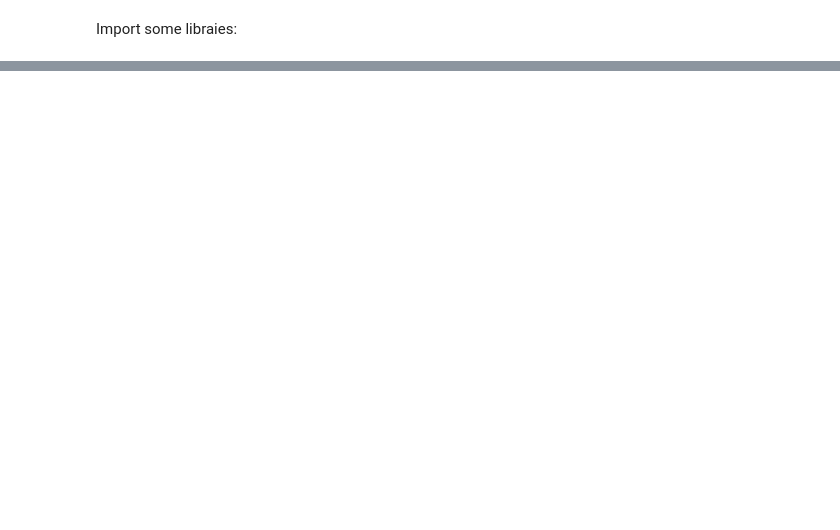
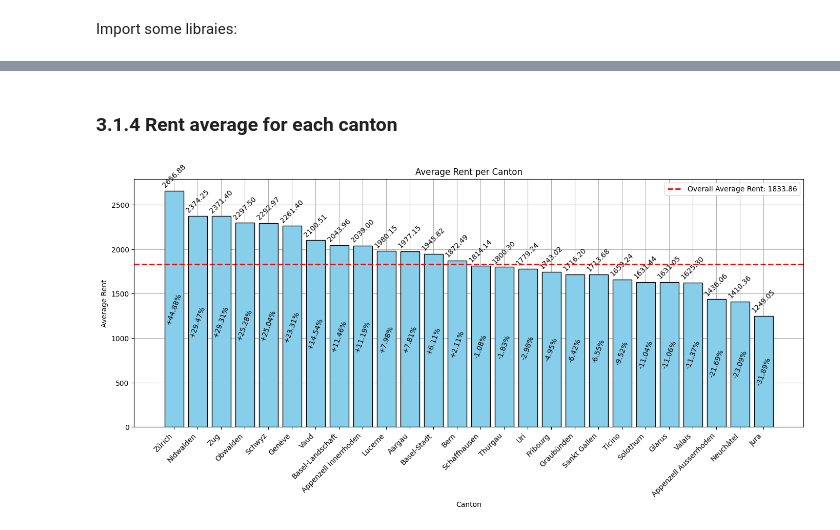
Before and after one commit to grosjeanma/CAS-Applied-Data-Science-2024, a Jupyter notebook: module-6/module_certification/main.ipynb, the cells around one changed output, grey strips where cells are left out. Saved outputs shown, nothing was run; the diff lists cells and outputs as text; code cells hidden in the pictures; blank space fills up the shorter version.

```diff
--- a/module-6/module_certification/main.ipynb
+++ b/module-6/module_certification/main.ipynb
@@ -400,0 +842,52 @@ KeyboardInterrupt:
+# %% [markdown]
+### 3.1.4 Rent average for each canton
+# %%
+# Compute the average rent per canton
+avg_rent_df = df.groupby('canton')['rent'].mean().reset_index()
+avg_rent_df.columns = ['canton', 'average_rent']
+
+# Sort by average_rent in descending order
+avg_rent_df = avg_rent_df.sort_values('average_rent', ascending=False)
+
+# Compute the overall average rent
+overall_avg_rent = df["rent"].mean()
+
+# Plot the histogram
+fig, ax = plt.subplots(figsize=(14, 7))
+
+# Create the histogram
+bars = ax.bar(avg_rent_df['canton'], avg_rent_df['average_rent'], color='skyblue', edgecolor='black', zorder=10)
+
+# Add the average rent value on top of each bar and the percentage difference in the center
+for bar in bars:
+  height = bar.get_height()
+  percentage_diff = ((height - overall_avg_rent) / overall_avg_rent) * 100
+  ax.annotate(f'{height:.2f}', xy=(bar.get_x() + bar.get_width() / 2, height),
+              xytext=(0, 3),  # 3 points vertical offset
+              textcoords="offset points",
+              ha='center', va='bottom', rotation=45)
+  ax.annotate(f'{percentage_diff:+.2f}%', xy=(bar.get_x() + bar.get_width() / 2, height / 2),
+              xytext=(0, 0),  # No offset
+              textcoords="offset points",
+              ha='center', va='center', fontsize=10, color='black', rotation=70, zorder=40)
+
+# Add a horizontal line for the overall average rent
+ax.axhline(overall_avg_rent, color='red', linestyle='--', linewidth=2, label=f'Overall Average Rent: {overall_avg_rent:.2f}', zorder=20)
+
+# Set titles and labels
+ax.set_title('Average Rent per Canton')
+ax.set_xlabel('Canton')
+ax.set_ylabel('Average Rent')
+ax.grid(True, zorder=0)
+
+# Rotate the x-axis labels
+ax.set_xticklabels(avg_rent_df['canton'], rotation=45, ha='right')
+
+# Add legend
+ax.legend()
+
+# Display the plot
+plt.tight_layout()
+plt.show()
+# %% [output]
+[figure, added]
```
Also changed, not shown: parts of 59 cells of this notebook, 3 other files.
